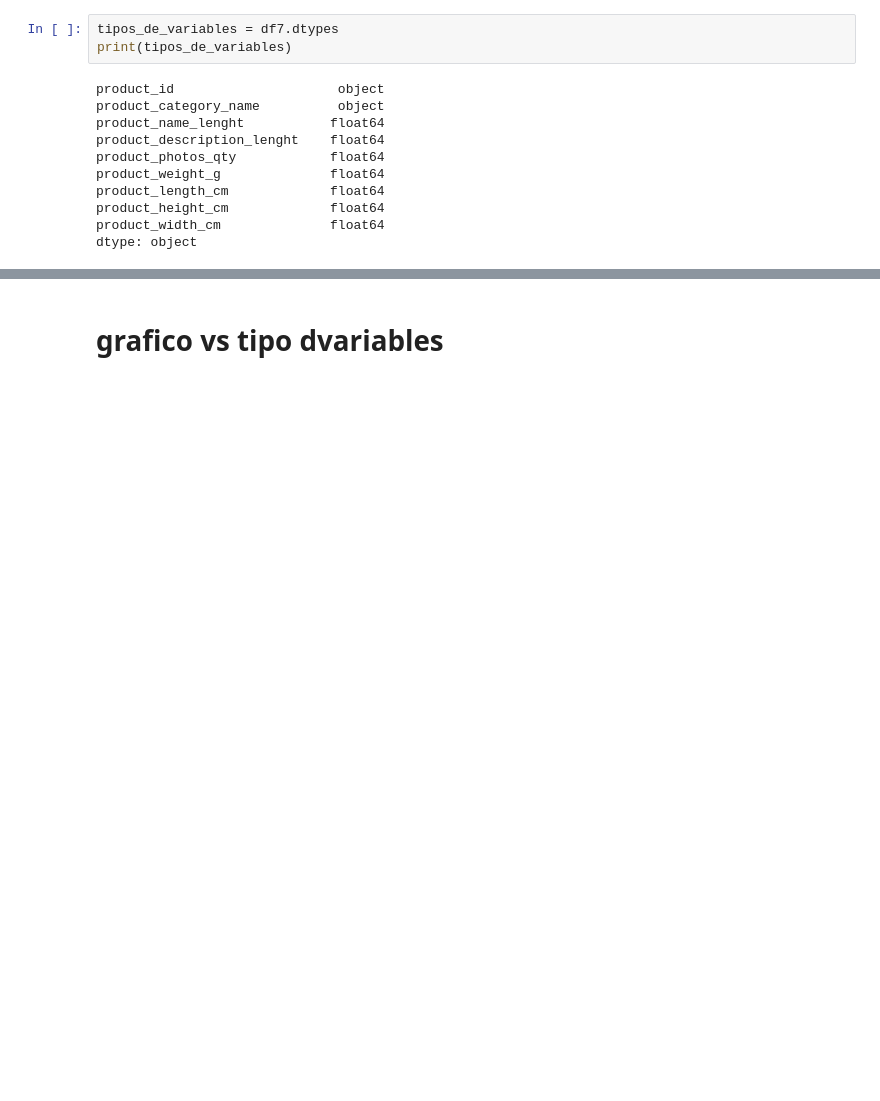
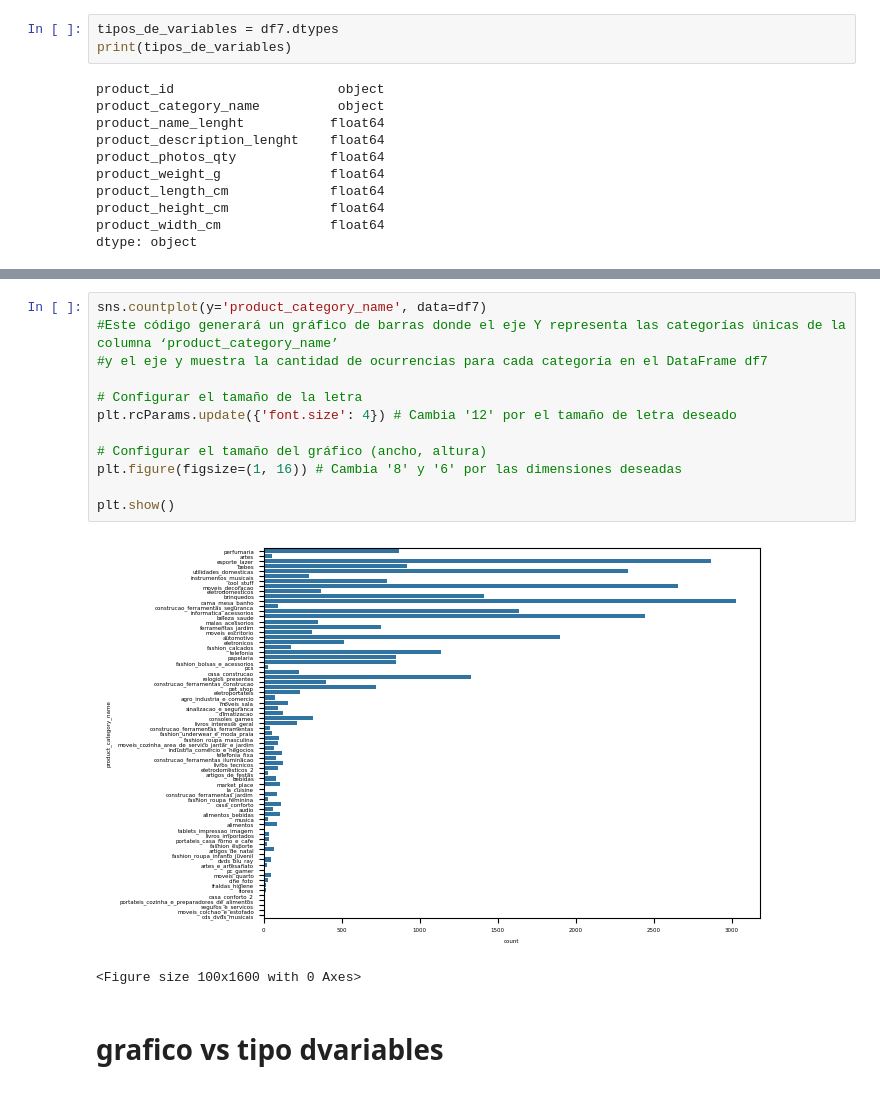
Before and after one commit to fabizap/Olist, a Jupyter notebook: BASES_7_Y_8_DE_FABIAN.ipynb, the cells around one changed output, grey strips where cells are left out. Drawn from its saved outputs; the diff is of its cells as text; blank space fills up the shorter version.

```diff
--- a/BASES_7_Y_8_DE_FABIAN.ipynb
+++ b/BASES_7_Y_8_DE_FABIAN.ipynb
@@ -89,3 +132,18 @@ dtype: object
+# %%
+sns.countplot(y='product_category_name', data=df7)
+#Este código generará un gráfico de barras donde el eje Y representa las categorías únicas de la columna ‘product_category_name’
+#y el eje y muestra la cantidad de ocurrencias para cada categoría en el DataFrame df7
+
+# Configurar el tamaño de la letra
+plt.rcParams.update({'font.size': 4}) # Cambia '12' por el tamaño de letra deseado
+
+# Configurar el tamaño del gráfico (ancho, altura)
+plt.figure(figsize=(1, 16)) # Cambia '8' y '6' por las dimensiones deseadas
+
+plt.show()
+# %% [output]
+[figure, added]
+<Figure size 100x1600 with 0 Axes>
 # %% [markdown]
 # grafico vs tipo dvariables
 >
```
Also changed, not shown: parts of 7 cells of this notebook.
